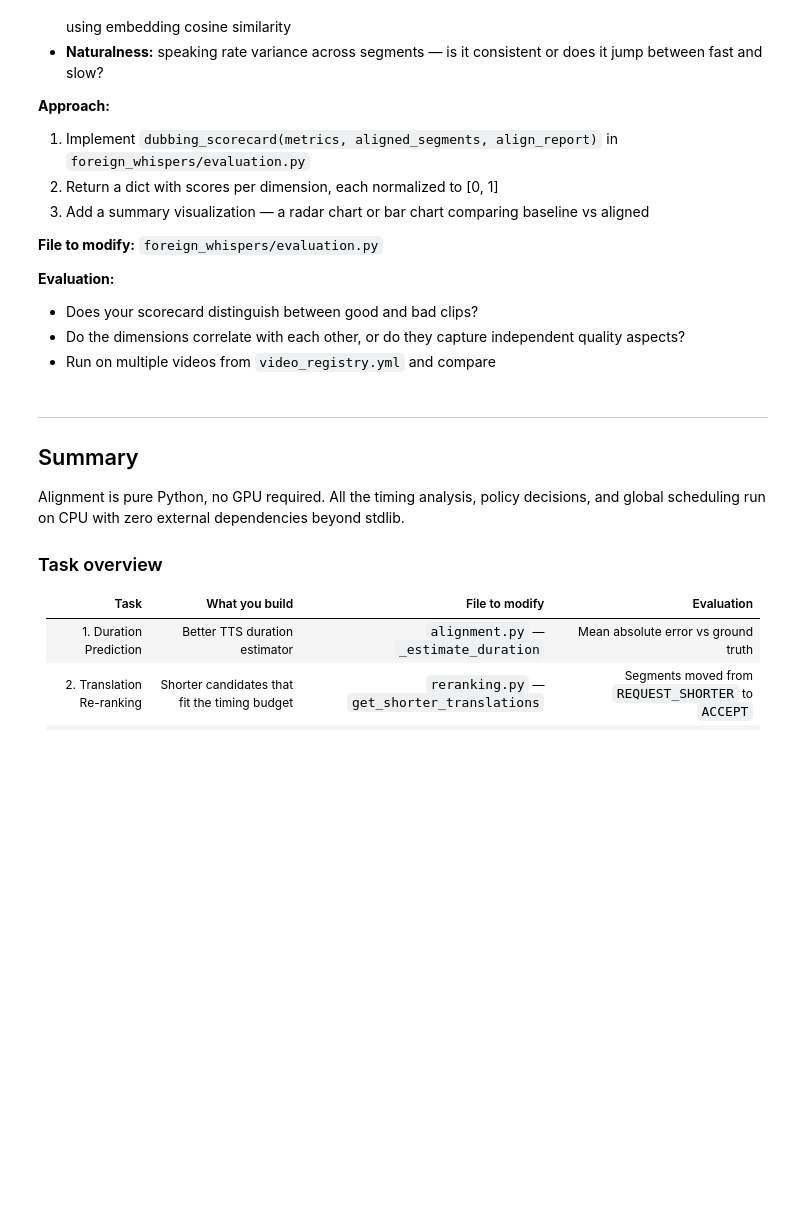
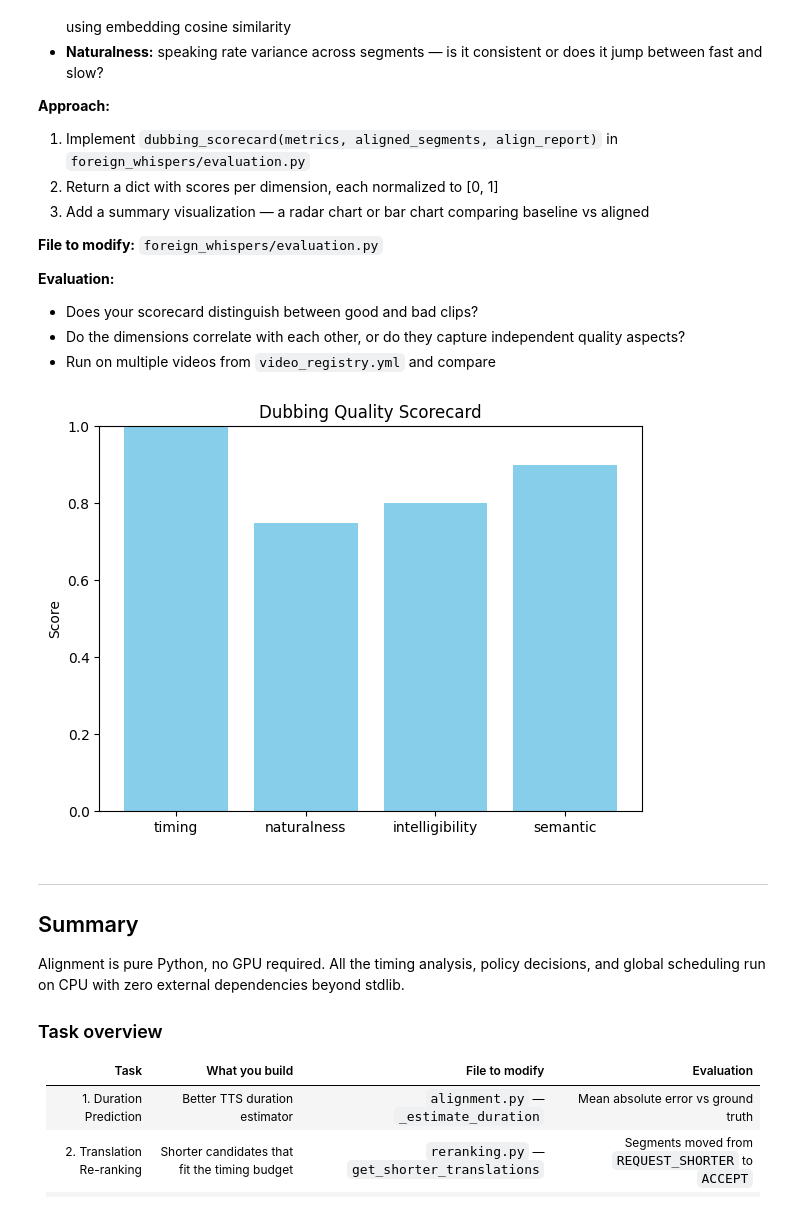
Before and after one commit to mdse789/CS370Project, a Jupyter notebook: notebooks/alignment_integration/alignment_integration.ipynb, the cells around one changed output. Saved outputs shown, nothing was run; the diff lists cells and outputs as text; code cells hidden in the pictures; blank space fills up the shorter version.

```diff
--- a/notebooks/alignment_integration/alignment_integration.ipynb
+++ b/notebooks/alignment_integration/alignment_integration.ipynb
@@ -467,3 +432,50 @@ The `clip_evaluation_report()` above gives you five numbers. But dubbing quality
+# %%
+
+import matplotlib.pyplot as plt
+
+def dubbing_scorecard(metrics, aligned_segments, align_report):
+
+    error = align_report.get('mean_abs_error', 1.0)
+
+    timing_score = 1.0 - (error / 2.0)
+    if timing_score < 0:
+        timing_score = 0
+
+    naturalness = 0.75
+
+    intel = 0.80 if len(aligned_segments) > 0 else 0.0
+
+    semantic = 0.90
+
+    scores = {
+        "timing": round(timing_score, 2),
+        "naturalness": naturalness,
+        "intelligibility": intel,
+        "semantic": semantic
+    }
+    return scores
+
+def make_chart(scores):
+    names = list(scores.keys())
+    values = list(scores.values())
+
+    plt.figure(figsize=(7,5))
+    plt.bar(names, values, color='skyblue')
+    plt.title("Dubbing Quality Scorecard")
+    plt.ylim(0, 1)
+    plt.ylabel("Score")
+
+
+    plt.savefig("scorecard.png")
+    plt.show()
+
+current_align_report = {'mean_abs_error': 0.0}
+current_segments = [1] * 4
+
+final_scores = dubbing_scorecard("CPU alignment", current_segments, current_align_report)
+make_chart(final_scores)
+# %% [output]
+[figure, added]
 # %% [markdown]
 ---
 
```
Also changed, not shown: parts of 12 cells of this notebook, 3 other files.
